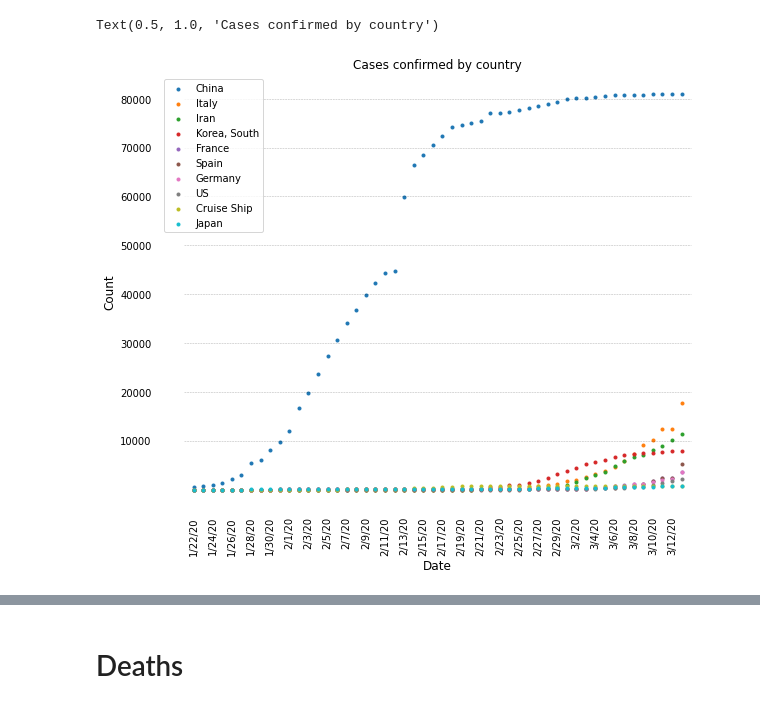
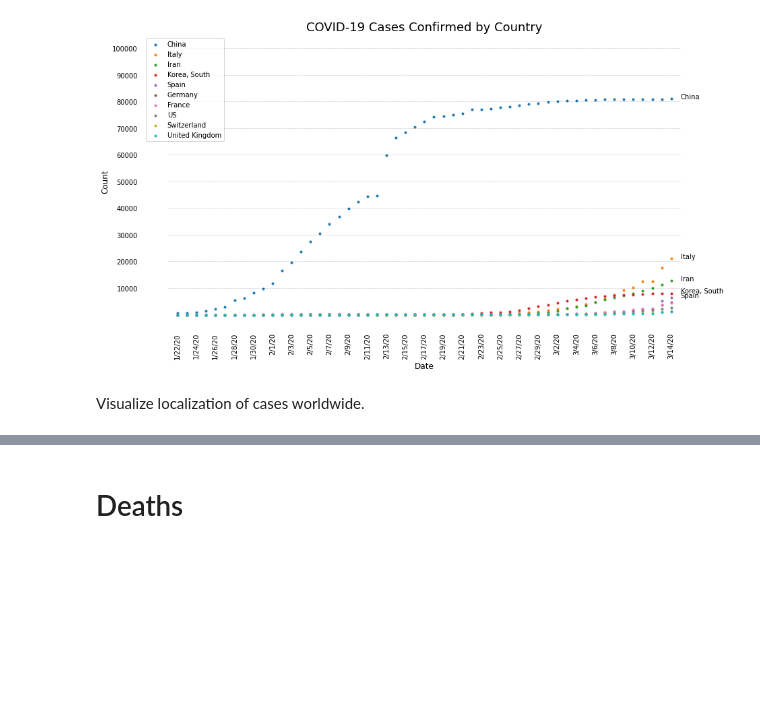
Before and after one commit to anthonypreza/coronavirus_notebook, a Jupyter notebook: coronavirus_analysis.ipynb, the cells around one changed output, grey strips where cells are left out. Cells and saved outputs as stored; diff of their text form; code cells hidden in the pictures; blank space fills up the shorter version.

```diff
--- a/coronavirus_analysis.ipynb
+++ b/coronavirus_analysis.ipynb
@@ -72,10 +99,9 @@ total_confirmed = confirmed.drop(columns=['Lat', 'Long', 'Country/Region']).sum(
 # %%
 # create figure and axis objects, set figure size
-fig, ax = plt.subplots(figsize=[10,8])
+fig, ax = plt.subplots(figsize=[15,8])
 
 # plot the data
 plt.scatter(total_confirmed.index, total_confirmed.values, label='Confirmed cases worldwide', marker='.')
-plt.legend()
 
 # chartjunk clean up
 ax.spines["top"].set_visible(False)
@@ -85,12 +111,14 @@ ax.spines["left"].set_visible(False)
 
 plt.xlabel('Date',fontsize=12)
 plt.ylabel('Count',fontsize=12)
+plt.yticks(range(10000, 200001, 10000))
+plt.xticks(total_confirmed.index[::2],rotation=90,fontsize=10)
 
+for y in range(10000, 200001, 10000):
+    plt.plot([-1,len(total_confirmed.index)], [y] * 2, "--", lw=0.5, color="black", alpha=0.3)
 
-plt.yticks(range(10000, 150001, 10000))
-plt.xticks(total_confirmed.index[::2],rotation=90,fontsize=10)
-for y in range(10000, 150001, 10000):
-    plt.plot([-1,len(total_confirmed.index)], [y] * 2, "--", lw=0.5, color="black", alpha=0.3)
 plt.tick_params(axis="both", which="both", bottom=False, top=False,
                 labelbottom=True, left=False, right=False, labelleft=True)
+plt.title('Confirmed COVID-19 Cases Worldwide', fontsize=18)
+plt.show()
 # %% [output]
@@ -126,32 +157,37 @@ plt.tick_params(axis="both", which="both", bottom=False, top=False,
 # %%
-confirmed_by_country = confirmed.drop(columns=['Lat', 'Long']).groupby('Country/Region').sum().sort_values(by='3/10/20', ascending=False)
+confirmed_by_country = confirmed.drop(columns=['Lat', 'Long']).groupby('Country/Region').sum().sort_values(by=confirmed.columns[-1], ascending=False)
 # %%
 # create figure and axis objects, set figure size
-fig, ax = plt.subplots(figsize=[10,8])
+fig, ax = plt.subplots(figsize=[15,8])
 
 # plot the data
 for country in confirmed_by_country.index[:10]:
     plt.scatter(confirmed_by_country.columns, confirmed_by_country.loc[country], label=country, marker='.')
-plt.legend(loc='upper left')
+    if country in confirmed_by_country.index[:5]:
+        plt.annotate(country, (len(confirmed_by_country.columns), confirmed_by_country.loc[country, confirmed_by_country.columns[-1]]))
 
 # chartjunk clean up
 ax.spines["top"].set_visible(False)
 ax.spines["bottom"].set_visible(False)
 ax.spines["right"].set_visible(False)
 ax.spines["left"].set_visible(False)
 
 plt.xlabel('Date',fontsize=12)
 plt.ylabel('Count',fontsize=12)
+plt.yticks(range(10000, 100001, 10000))
+plt.xticks(total_confirmed.index[::2],rotation=90,fontsize=10)
 
+for y in range(10000, 100001, 10000):
+    plt.plot([-1,len(total_confirmed.index)], [y] * 2, "--", lw=0.5, color="black", alpha=0.3)
 
-plt.yticks(range(10000, 80001, 10000))
-plt.xticks(total_confirmed.index[::2],rotation=90,fontsize=10)
-for y in range(10000, 80001, 10000):
-    plt.plot([-1,len(total_confirmed.index)], [y] * 2, "--", lw=0.5, color="black", alpha=0.3)
 plt.tick_params(axis="both", which="both", bottom=False, top=False,
                 labelbottom=True, left=False, right=False, labelleft=True)
-plt.title('Cases confirmed by country')
+
+plt.legend(loc='upper left')
+plt.title('COVID-19 Cases Confirmed by Country', fontsize=18)
+plt.show()
 # %% [output]
-Text(0.5, 1.0, 'Cases confirmed by country')
-[figure, old version]
+[figure, new version]
+# %% [markdown]
+Visualize localization of cases worldwide.
 # %%
```
Also changed, not shown: parts of 43 cells of this notebook, 1 other file.
